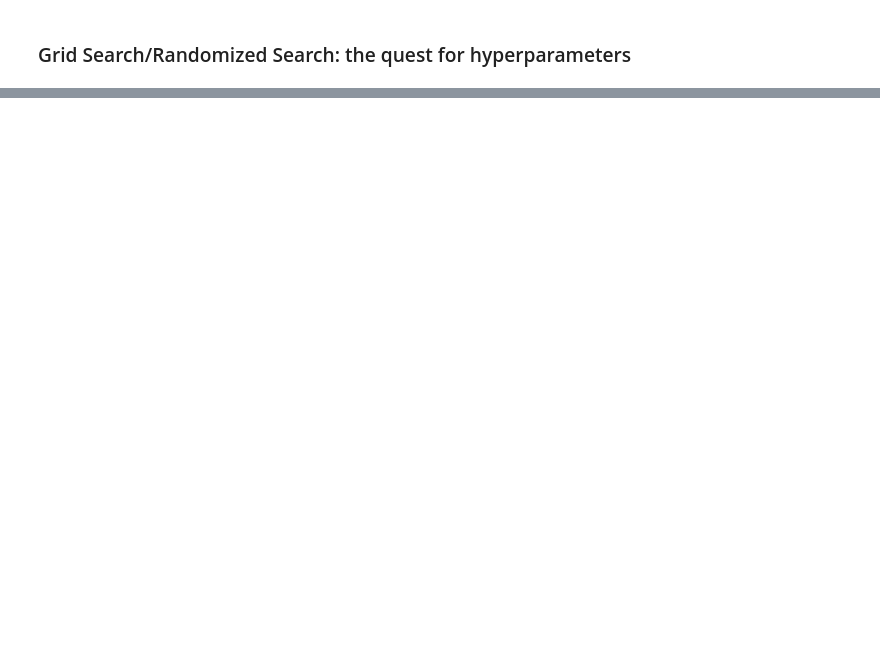
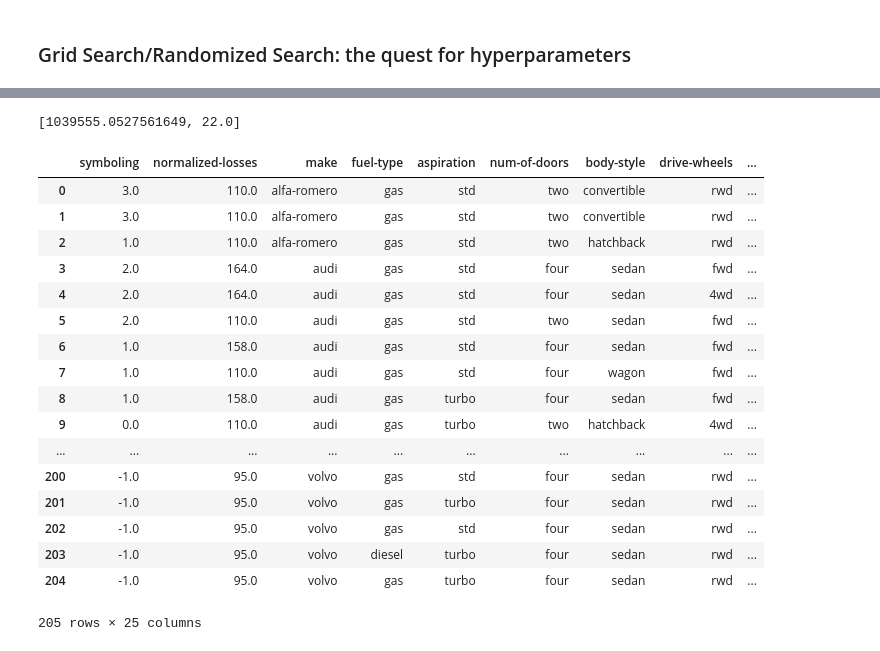
Before and after one commit to smortezavi/bergs, a Jupyter notebook: tmp-ML-finalsample-question2.ipynb, the cells around one changed output, grey strips where cells are left out. Drawn from its saved outputs; the diff is of its cells as text; code cells hidden in the pictures; blank space fills up the shorter version.

```diff
--- a/tmp-ML-finalsample-question2.ipynb
+++ b/tmp-ML-finalsample-question2.ipynb
@@ -627,0 +931,31 @@ metrics.classification_report(y_true, y_pred, labels =None)
+# %%
+numeric_cols = ['symboling','normalized-losses','wheel-base','length','width','height','curb-weight','engine-size','bore','stroke','compression-ratio','horsepower','peak-rpm','city-mpg','highway-mpg','price']
+for col in numeric_cols:
+    train[col].fillna(train[col].median(),inplace = True)
+for col in categorical_cols:
+    train[col].replace(np.nan, 'NA', regex=True, inplace = True)
+# %%
+best_split(train.drop('price',axis=1),train['price'].values,'city-mpg')
+# %% [output]
+[1039555.0527561649, 22.0]
+# %%
+train.drop('price',axis=1)
+# %% [output]
+|  | symboling | normalized-losses | make | fuel-type | aspiration | num-of-doors | body-style | drive-wheels | ... |
+| 0 | 3.0 | 110.0 | alfa-romero | gas | std | two | convertible | rwd | ... |
+| 1 | 3.0 | 110.0 | alfa-romero | gas | std | two | convertible | rwd | ... |
+| 2 | 1.0 | 110.0 | alfa-romero | gas | std | two | hatchback | rwd | ... |
+| 3 | 2.0 | 164.0 | audi | gas | std | four | sedan | fwd | ... |
+| 4 | 2.0 | 164.0 | audi | gas | std | four | sedan | 4wd | ... |
+| 5 | 2.0 | 110.0 | audi | gas | std | two | sedan | fwd | ... |
+| 6 | 1.0 | 158.0 | audi | gas | std | four | sedan | fwd | ... |
+| 7 | 1.0 | 110.0 | audi | gas | std | four | wagon | fwd | ... |
+| 8 | 1.0 | 158.0 | audi | gas | turbo | four | sedan | fwd | ... |
+| 9 | 0.0 | 110.0 | audi | gas | turbo | two | hatchback | 4wd | ... |
+| ... | ... | ... | ... | ... | ... | ... | ... | ... | ... |
+| 200 | -1.0 | 95.0 | volvo | gas | std | four | sedan | rwd | ... |
+| 201 | -1.0 | 95.0 | volvo | gas | turbo | four | sedan | rwd | ... |
+| 202 | -1.0 | 95.0 | volvo | gas | std | four | sedan | rwd | ... |
+| 203 | -1.0 | 95.0 | volvo | diesel | turbo | four | sedan | rwd | ... |
+| 204 | -1.0 | 95.0 | volvo | gas | turbo | four | sedan | rwd | ... |
+205 rows × 25 columns
```
Also changed, not shown: parts of 78 cells of this notebook, 9 other files.
